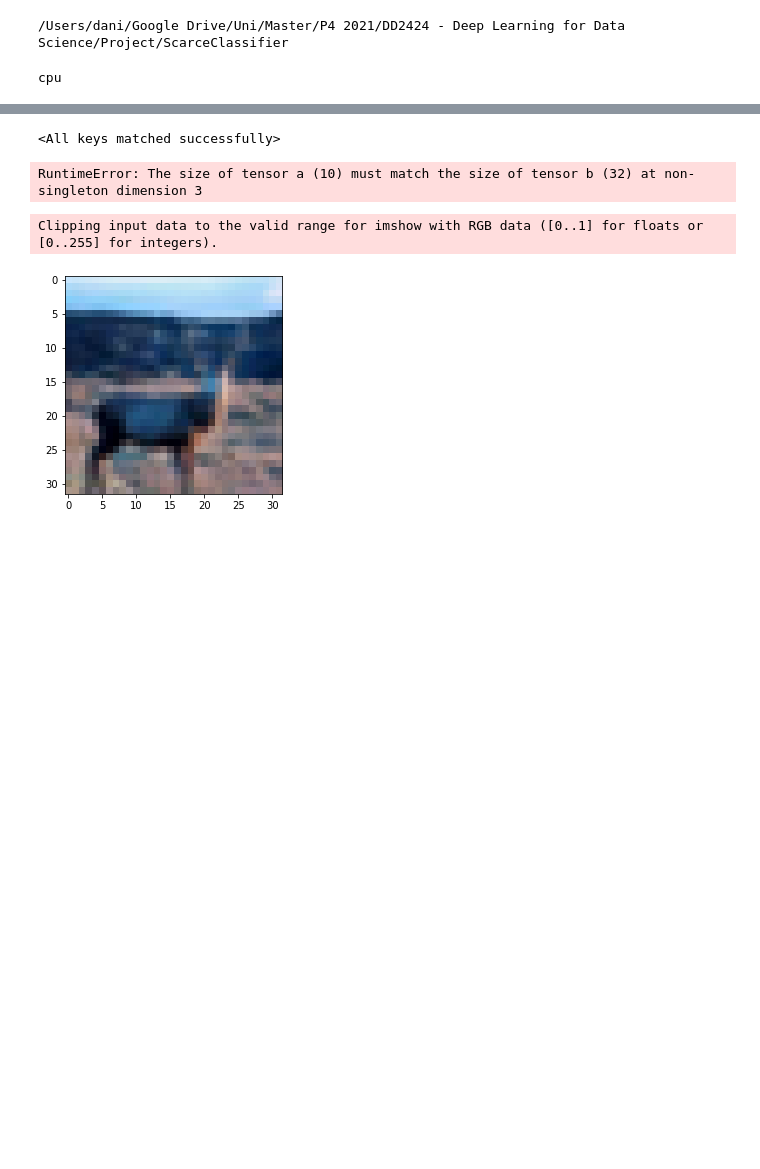
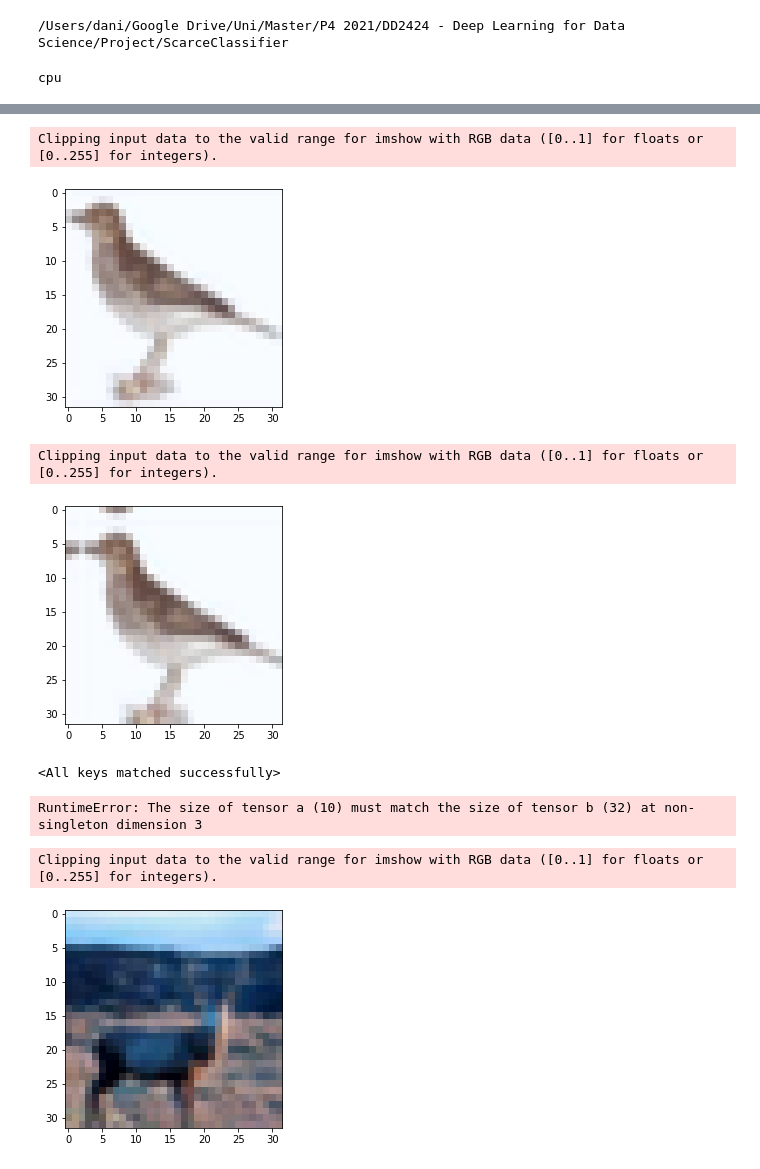
Before and after one commit to Morales97/MixMatch_and_Beyond, a Jupyter notebook: notebooks/mixmatch.ipynb, the cells around one changed output, grey strips where cells are left out. Drawn from its saved outputs; the diff is of its cells as text; code cells hidden in the pictures; blank space fills up the shorter version.

```diff
--- a/notebooks/mixmatch.ipynb
+++ b/notebooks/mixmatch.ipynb
@@ -34,3 +54,36 @@ Files already downloaded and verified
+# %%
+class RandomCrop(torch.nn.Module):
+    """
+    1- Pad an image with reflection a random number of pixels in each side
+    2- Crop the same number of pixels, in random side
+    Returns an image of the same input size
+    """
+    def __init__(self, max_crop):
+        super().__init__()
+        self.max_crop = max_crop
+
+    def forward(self, img):
+        h, w = img.shape[1:]
+        crop_size = np.random.randint(1, self.max_crop)
+        img = np.pad(img, [(0, 0), (crop_size, crop_size), (crop_size, crop_size)], mode='reflect')
+
+        top = np.random.randint(0, crop_size)
+        left = np.random.randint(0, crop_size)
+
+        img = img[:, top: top + h, left: left + w]
+        return torch.from_numpy(img)
+# %%
+rc = RandomCrop(5)
+img = iter(train_loader).next()[0][0]
+show_img(img)
+
+cimg = rc(img)
+show_img(cimg)
+# %% [output]
+Clipping input data to the valid range for imshow with RGB data ([0..1] for floats or [0..255] for integers).
+[figure, added]
+Clipping input data to the valid range for imshow with RGB data ([0..1] for floats or [0..255] for integers).
+[figure, added]
 # %%
 # Init new model
 model = WideResNet(depth=28, k=2, n_out=10)
```
Also changed, not shown: parts of 2 cells of this notebook, 10 other files.
